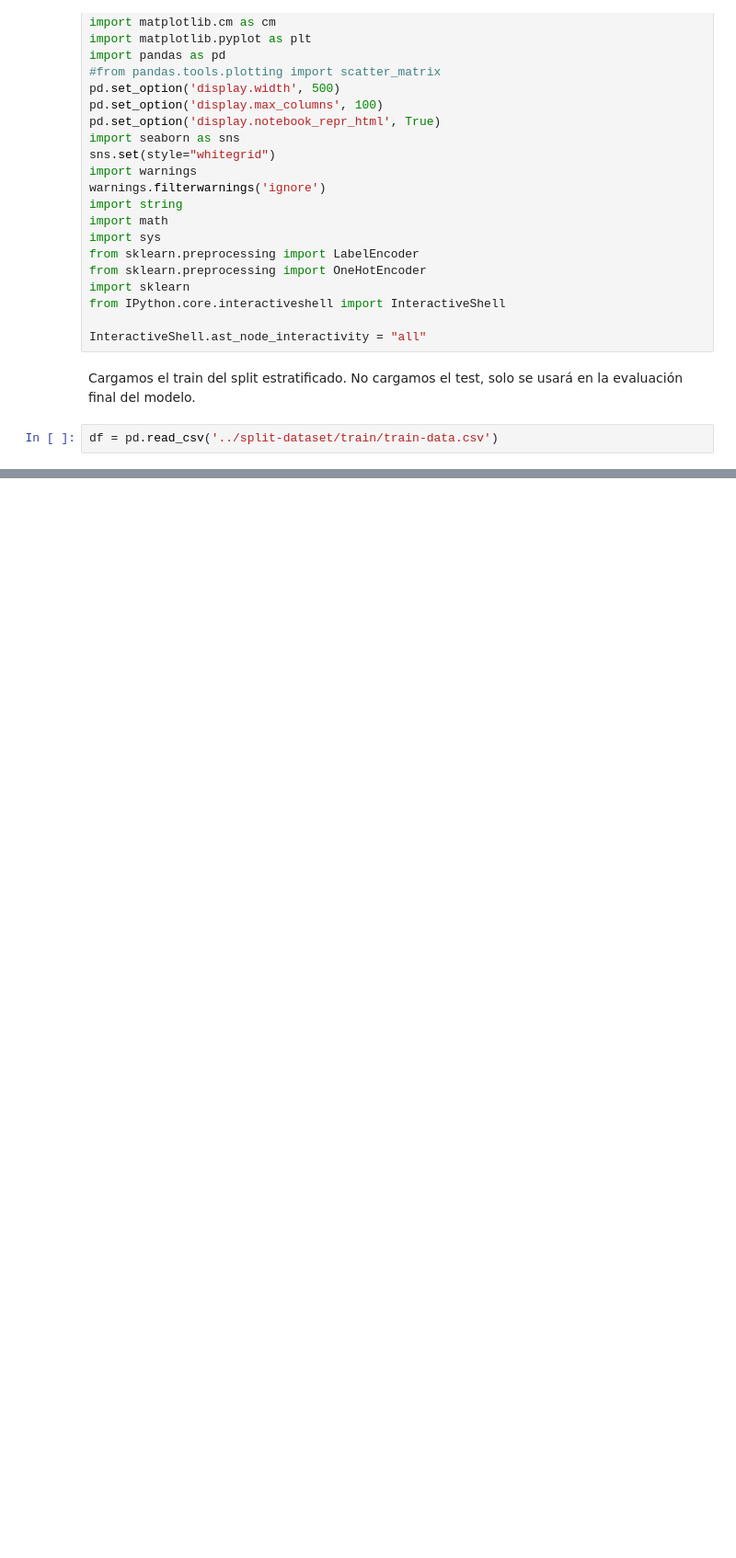
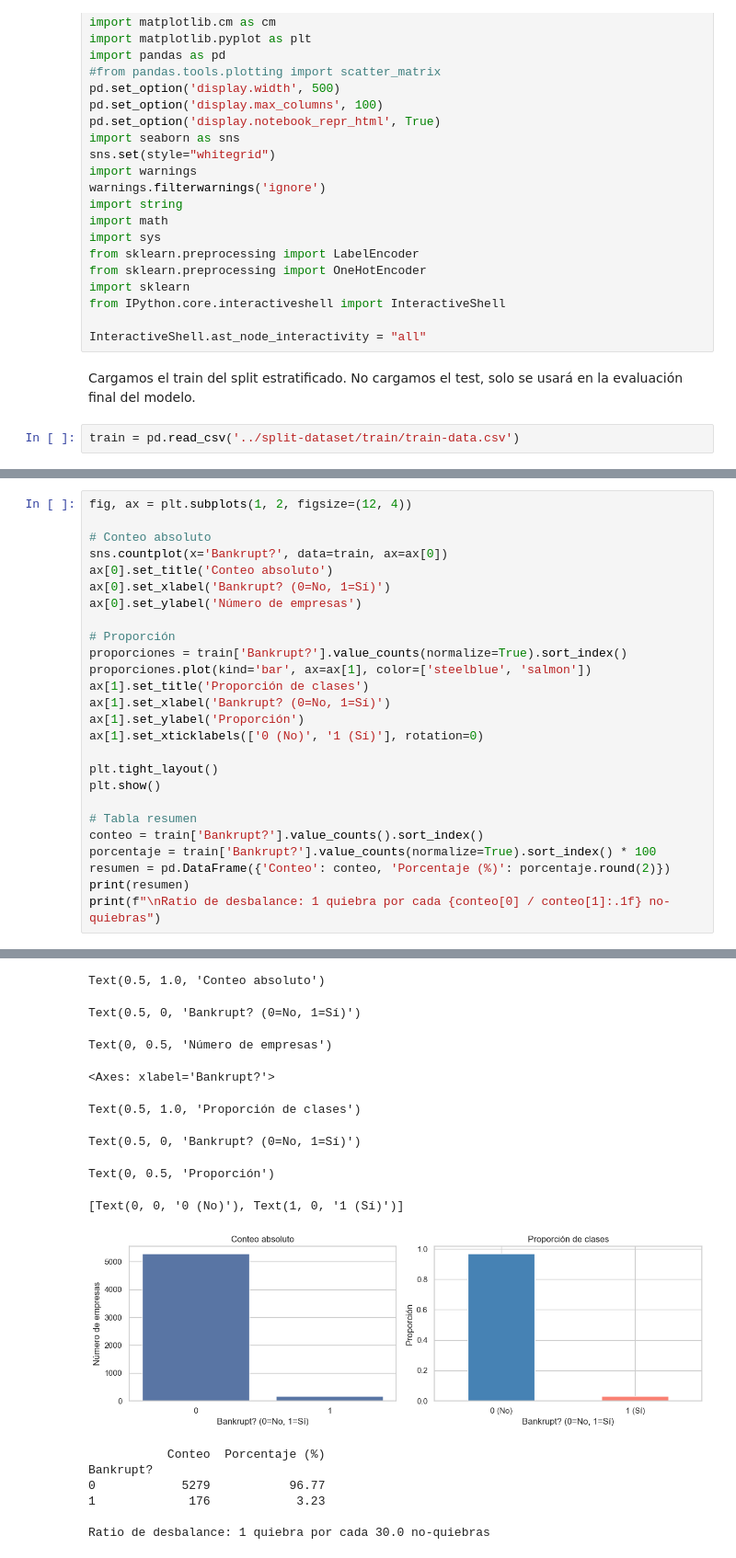
Before and after one commit to AngelFranciscoGarciaGuzman/ai-bankruptcy-prediction, a Jupyter notebook: notebooks/eda.ipynb, the cells around one changed output, grey strips where cells are left out. Shown at 92% size. Saved outputs shown, nothing was run; the diff lists cells and outputs as text; blank space fills up the shorter version.

```diff
--- a/notebooks/eda.ipynb
+++ b/notebooks/eda.ipynb
@@ -52,4 +32,4 @@ InteractiveShell.ast_node_interactivity = "all"
 # %% [markdown]
 Cargamos el train del split estratificado. No cargamos el test, solo se usará en la evaluación final del modelo.
 # %%
-df = pd.read_csv('../split-dataset/train/train-data.csv')
+train = pd.read_csv('../split-dataset/train/train-data.csv')
@@ -55,0 +101,27 @@ df = pd.read_csv('../split-dataset/train/train-data.csv')
+# %%
+fig, ax = plt.subplots(1, 2, figsize=(12, 4))
+
+# Conteo absoluto
+sns.countplot(x='Bankrupt?', data=train, ax=ax[0])
+ax[0].set_title('Conteo absoluto')
+ax[0].set_xlabel('Bankrupt? (0=No, 1=Sí)')
+ax[0].set_ylabel('Número de empresas')
+
+# Proporción
+proporciones = train['Bankrupt?'].value_counts(normalize=True).sort_index()
+proporciones.plot(kind='bar', ax=ax[1], color=['steelblue', 'salmon'])
+ax[1].set_title('Proporción de clases')
+ax[1].set_xlabel('Bankrupt? (0=No, 1=Sí)')
+ax[1].set_ylabel('Proporción')
+ax[1].set_xticklabels(['0 (No)', '1 (Sí)'], rotation=0)
+
+plt.tight_layout()
+plt.show()
+
+# Tabla resumen
+conteo = train['Bankrupt?'].value_counts().sort_index()
+porcentaje = train['Bankrupt?'].value_counts(normalize=True).sort_index() * 100
+resumen = pd.DataFrame({'Conteo': conteo, 'Porcentaje (%)': porcentaje.round(2)})
+print(resumen)
+print(f"\nRatio de desbalance: 1 quiebra por cada {conteo[0] / conteo[1]:.1f} no-quiebras")
+# %% [output]
@@ -55,0 +129,15 @@ df = pd.read_csv('../split-dataset/train/train-data.csv')
+Text(0.5, 1.0, 'Conteo absoluto')
+Text(0.5, 0, 'Bankrupt? (0=No, 1=Sí)')
+Text(0, 0.5, 'Número de empresas')
+<Axes: xlabel='Bankrupt?'>
+Text(0.5, 1.0, 'Proporción de clases')
+Text(0.5, 0, 'Bankrupt? (0=No, 1=Sí)')
+Text(0, 0.5, 'Proporción')
+[Text(0, 0, '0 (No)'), Text(1, 0, '1 (Sí)')]
+[figure, added]
+           Conteo  Porcentaje (%)
+Bankrupt?
+0            5279           96.77
+1             176            3.23
+
+Ratio de desbalance: 1 quiebra por cada 30.0 no-quiebras
```
Also changed, not shown: parts of 25 cells of this notebook, 1 other file.
